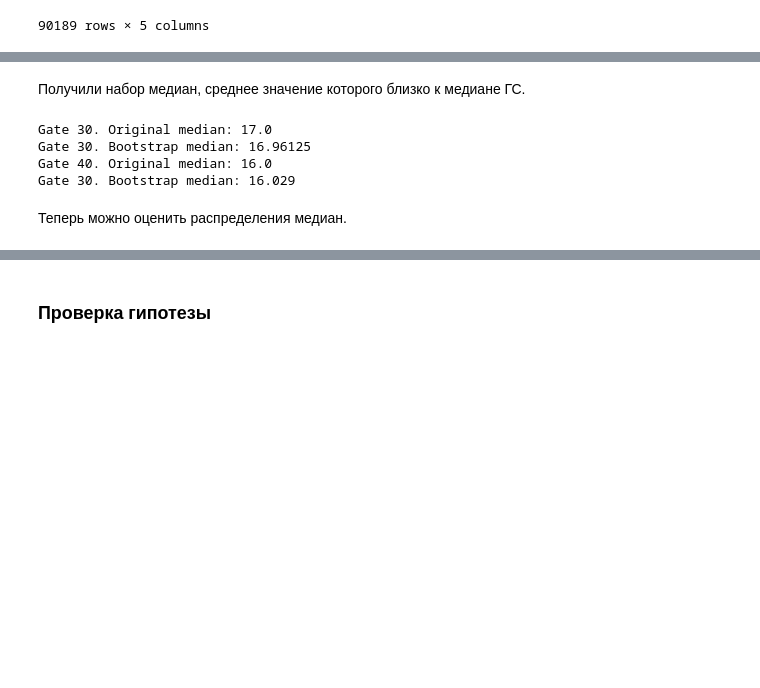
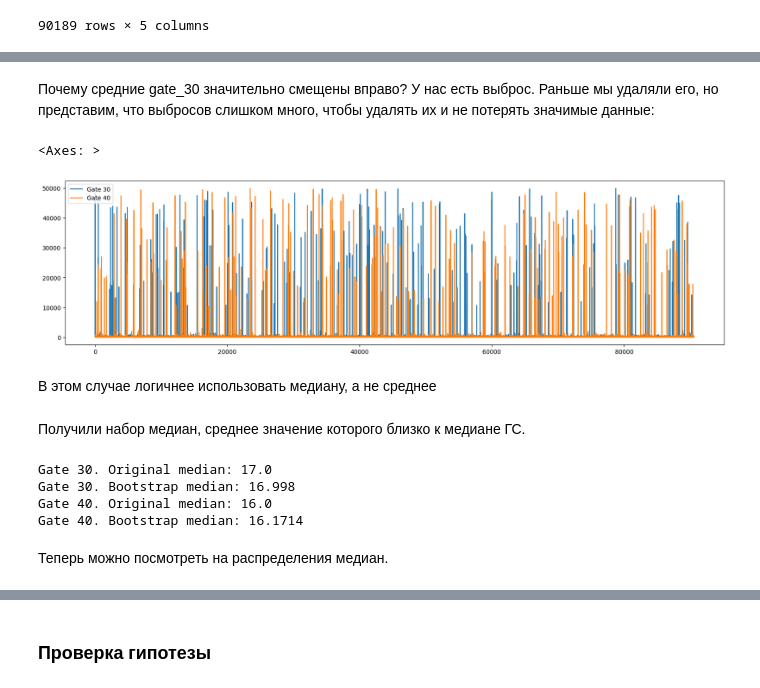
Before and after one commit to AlexJackalope/A-B-testing, a Jupyter notebook: 3-Bootstrapping-Ratio-Delta/classwork.ipynb, the cells around one changed output, grey strips where cells are left out. Drawn from its saved outputs; the diff is of its cells as text; code cells hidden in the pictures; blank space fills up the shorter version.

```diff
--- a/3-Bootstrapping-Ratio-Delta/classwork.ipynb
+++ b/3-Bootstrapping-Ratio-Delta/classwork.ipynb
@@ -34,3 +123,24 @@ gate_40 = data[data.version == 'gate_40']
+# %% [markdown]
+Почему средние gate_30 значительно смещены вправо? У нас есть выброс. Раньше мы удаляли его, но представим, что выбросов слишком много, чтобы удалять их и не потерять значимые данные:
+# %%
+import random
+
+data = pd.read_csv("../data/cookie_cats.csv")
+data = data[['version', 'sum_gamerounds']]
+for i in range(200):
+    data = pd.concat([data,
+                       pd.DataFrame({'version': ['gate_30', 'gate_40'],
+                                     'sum_gamerounds': [random.randint(10000, 50000), random.randint(10000, 50000)]})])
+data = data.sample(frac=1).reset_index(drop=True)
+gate_30 = data[data.version == 'gate_30']
+gate_40 = data[data.version == 'gate_40']
+gate_30.sum_gamerounds.plot(legend = True, label = "Gate 30", figsize = (20,5))
+gate_40.sum_gamerounds.plot(legend = True, label = "Gate 40")
+# %% [output]
+<Axes: >
+[figure, added]
+# %% [markdown]
+В этом случае логичнее использовать медиану, а не среднее
 # %%
 def bootstrap_median(dataframe, column, iters, name):
     boot_data = []
@@ -53,14 +159,14 @@ boot_sum_median = boot_30_sum_median.merge(boot_40_sum_median, left_index=True,
 print('Gate 30. Original median:', gate_30['sum_gamerounds'].median())
 print('Gate 30. Bootstrap median:', boot_sum_median['gate_30'].mean())
 print('Gate 40. Original median:', gate_40['sum_gamerounds'].median())
-print('Gate 30. Bootstrap median:', boot_sum_median['gate_40'].mean())
+print('Gate 40. Bootstrap median:', boot_sum_median['gate_40'].mean())
 # %% [output]
 Gate 30. Original median: 17.0
-Gate 30. Bootstrap median: 16.96125
+Gate 30. Bootstrap median: 16.998
 Gate 40. Original median: 16.0
-Gate 30. Bootstrap median: 16.029
+Gate 40. Bootstrap median: 16.1714
 # %% [markdown]
-Теперь можно оценить распределения медиан.
+Теперь можно посмотреть на распределения медиан.
 # %%
 boot_40_sum_median.value_counts()
 # %% [output]
```
Also changed, not shown: parts of 43 cells of this notebook, 2 other files.
